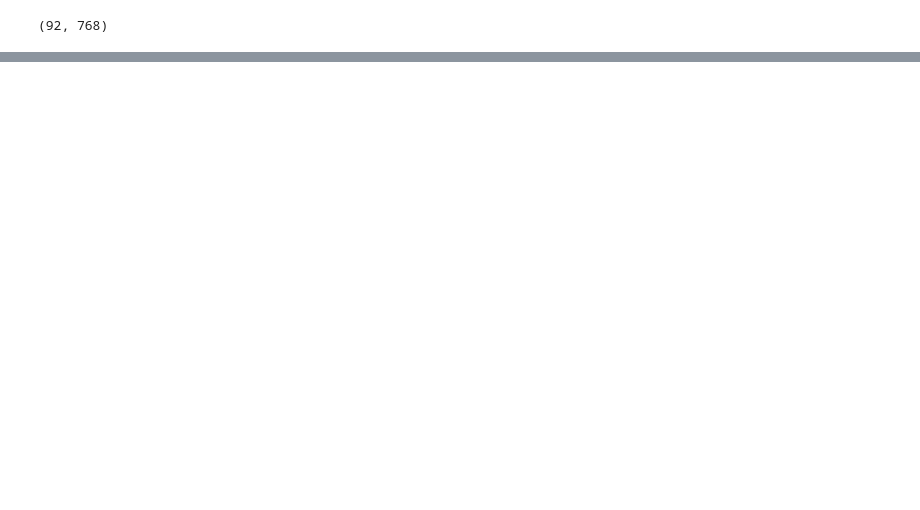
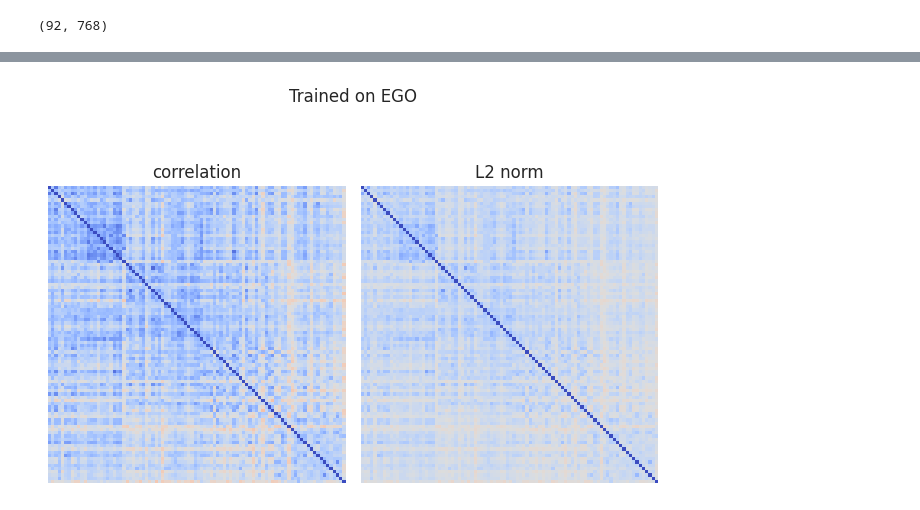
Before and after one commit to AlbanFlachot/SAYCam_Vs_EGO4D, a Jupyter notebook: Similarity_Analysis.ipynb, the cells around one changed output, grey strips where cells are left out. Cells and saved outputs as stored; diff of their text form; code cells hidden in the pictures; blank space fills up the shorter version.

```diff
--- a/Similarity_Analysis.ipynb
+++ b/Similarity_Analysis.ipynb
@@ -210,0 +322,47 @@ plt.show()
+# %%
+### Similarity matrices according to both metrics
+
+corr_cls = np.corrcoef(cls_token)
+corr_patch = np.corrcoef(patch_token)
+
+l2_cls = similarity_L2norm(cls_token)
+l2_patch = similarity_L2norm(patch_token)
+# %%
+
+fig, subs = plt.subplots(1,2)
+# Using a different colormap that goes from blue (similar) to red (dissimilar)
+sns.heatmap(1-corr_cls,
+            annot=False,
+            cmap='coolwarm',      # Blue to red colormap
+            square=True,
+            cbar=False,
+            #cbar_kws={'label': 'Dissimilarity'},
+            #fmt='.2f',
+            linewidths=0,
+            ax = subs[0],
+            vmin=0,               # Set minimum value for color scale
+            vmax=1)               # Set maximum value for color scale
+
+sns.heatmap(l2_cls,
+            annot=False,
+            cmap='coolwarm',      # Blue to red colormap
+            square=True,
+            cbar=False,
+            #cbar_kws={'label': 'Dissimilarity'},
+            #fmt='.2f',
+            linewidths=0,
+            ax = subs[1],
+            vmin=0,               # Set minimum value for color scale
+            vmax=2)               # Set maximum value for color scale
+
+subs[0].set_title('correlation')
+subs[1].set_title('L2 norm')
+
+subs[0].axis('off')
+subs[1].axis('off')
+fig.suptitle('Trained on EGO')
+fig.tight_layout()
+plt.show()
+fig.savefig('figures/RDM_ego.png', dpi=300, bbox_inches='tight')
+# %% [output]
+[figure, added]
```
Also changed, not shown: parts of 6 cells of this notebook, 1 other file.
